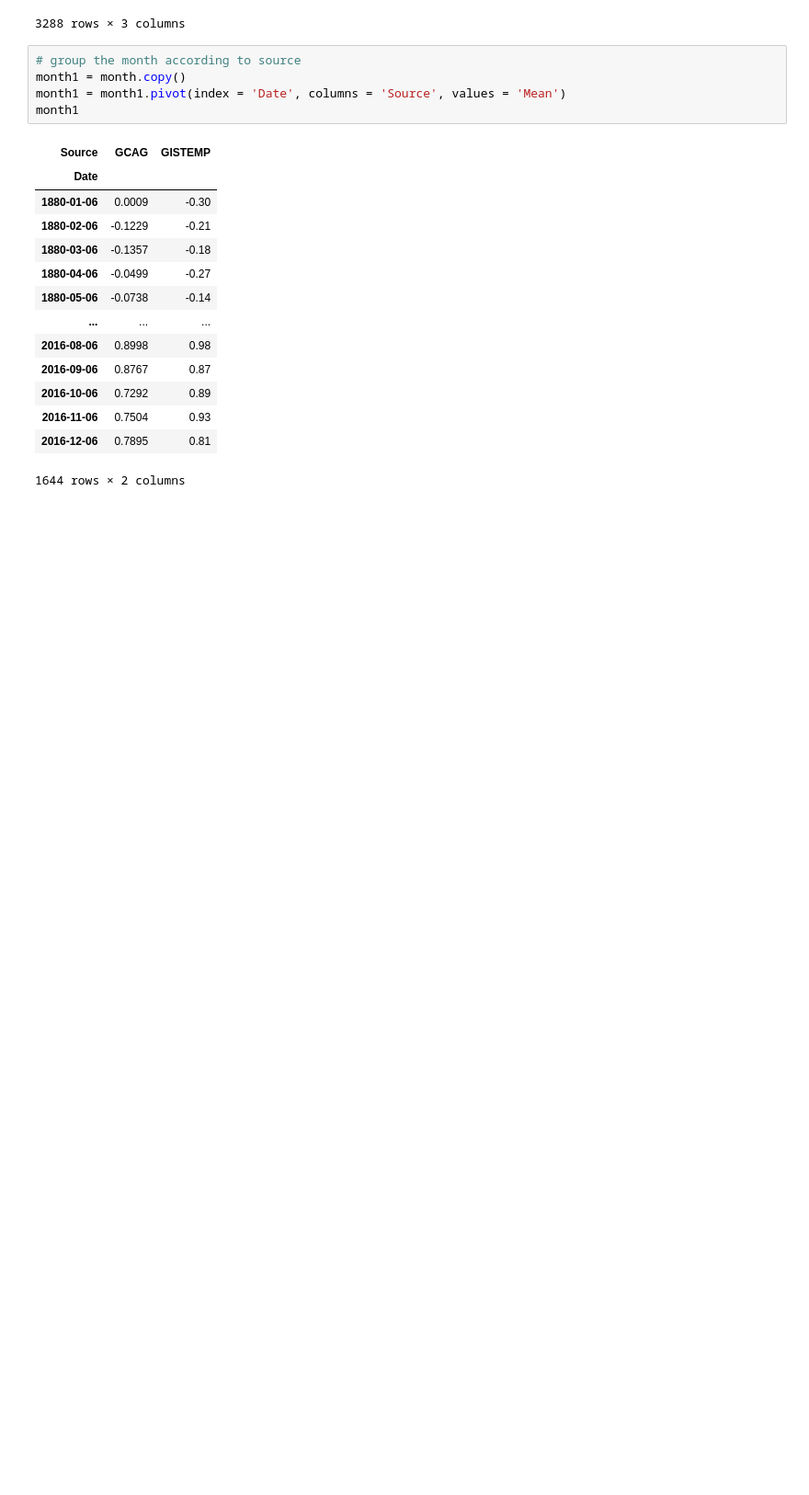
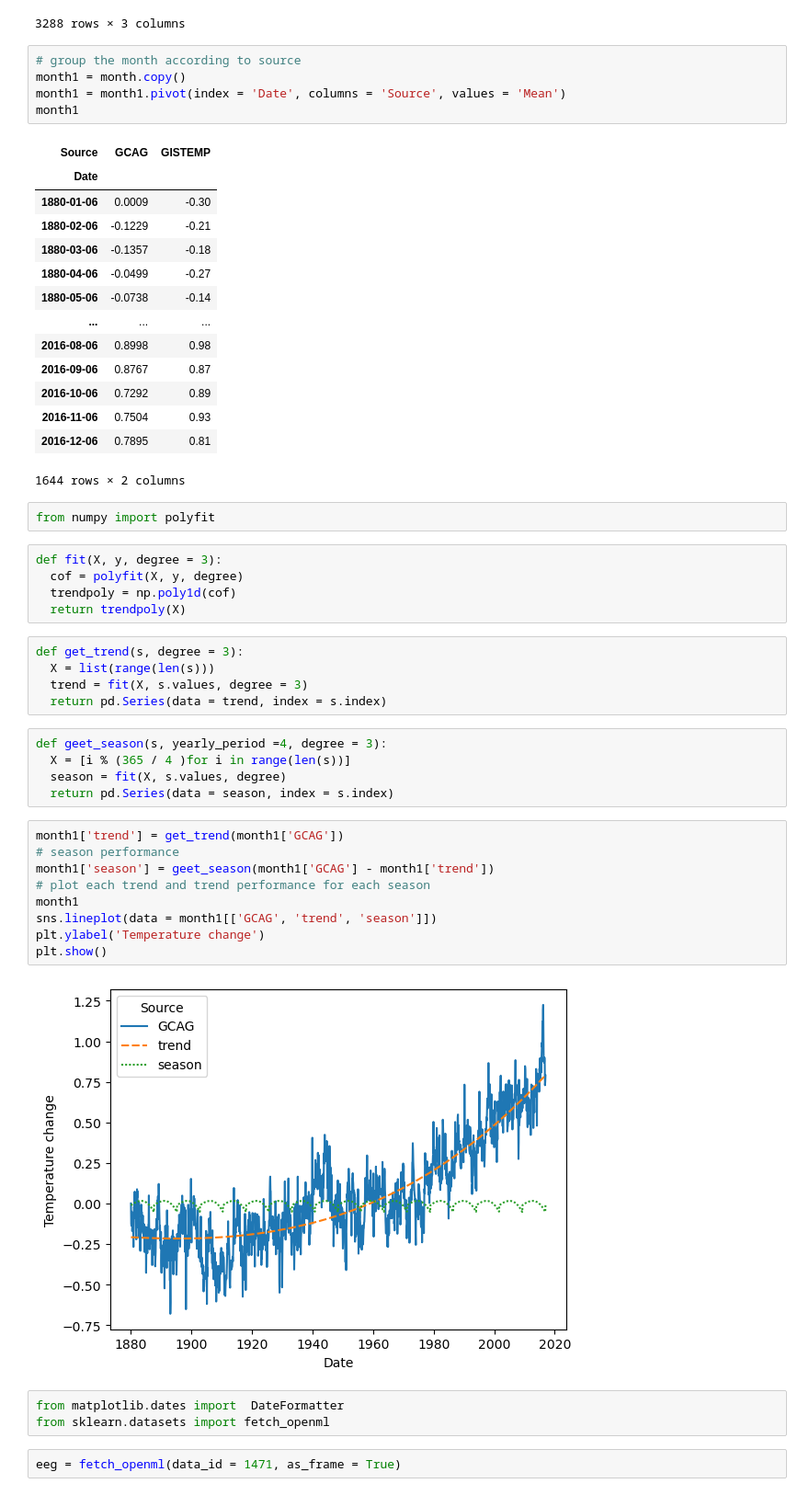
Before and after one commit to notfakearcher/yanjun, a Jupyter notebook: time-series/01_practice/practice1.ipynb, the cells around one changed output. Shown at 92% size. Drawn from its saved outputs; the diff is of its cells as text; blank space fills up the shorter version.

```diff
--- a/time-series/01_practice/practice1.ipynb
+++ b/time-series/01_practice/practice1.ipynb
@@ -160,3 +179,36 @@ month1
 | 2016-11-06 | 0.7504 | 0.93 |
 | 2016-12-06 | 0.7895 | 0.81 |
 1644 rows × 2 columns
+# %%
+from numpy import polyfit
+# %%
+def fit(X, y, degree = 3):
+  cof = polyfit(X, y, degree)
+  trendpoly = np.poly1d(cof)
+  return trendpoly(X)
+# %%
+def get_trend(s, degree = 3):
+  X = list(range(len(s)))
+  trend = fit(X, s.values, degree = 3)
+  return pd.Series(data = trend, index = s.index)
+# %%
+def geet_season(s, yearly_period =4, degree = 3):
+  X = [i % (365 / 4 )for i in range(len(s))]
+  season = fit(X, s.values, degree)
+  return pd.Series(data = season, index = s.index)
+# %%
+month1['trend'] = get_trend(month1['GCAG'])
+# season performance
+month1['season'] = geet_season(month1['GCAG'] - month1['trend'])
+# plot each trend and trend performance for each season
+month1
+sns.lineplot(data = month1[['GCAG', 'trend', 'season']])
+plt.ylabel('Temperature change')
+plt.show()
+# %% [output]
+[figure, added]
+# %%
+from matplotlib.dates import  DateFormatter
+from sklearn.datasets import fetch_openml
+# %%
+eeg = fetch_openml(data_id = 1471, as_frame = True)
```
Also changed, not shown: parts of 21 cells of this notebook.
